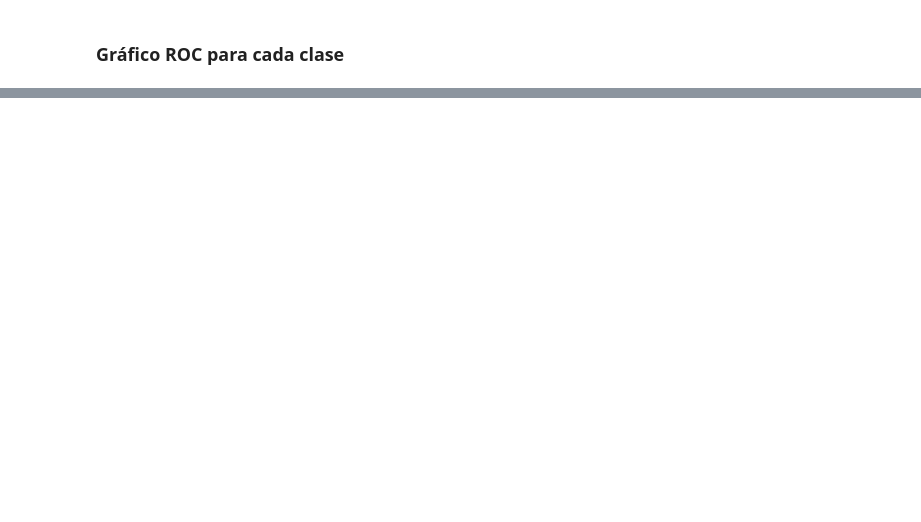
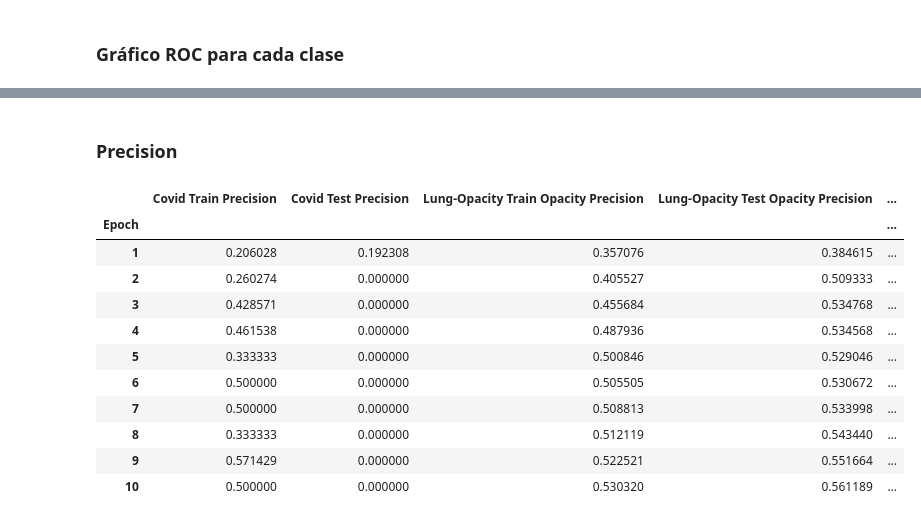
Before and after one commit to rijegaro287/proyecto_2_IRP, a Jupyter notebook: cnn/no_filter.ipynb, the cells around one changed output, grey strips where cells are left out. Cells and saved outputs as stored; diff of their text form; code cells hidden in the pictures; blank space fills up the shorter version.

```diff
--- a/cnn/no_filter.ipynb
+++ b/cnn/no_filter.ipynb
@@ -531,0 +877,20 @@ show_roc_plot(train_roc_fpr, train_roc_tpr, test_roc_fpr, test_roc_tpr)
+# %% [markdown]
+### Precision
+# %%
+train_precisions = [train_metrics[i]['precision'] for i in range(epochs)]
+test_precisions = [test_metrics[i]['precision'] for i in range(epochs)]
+
+show_precision_table(train_precisions, test_precisions, epochs)
+# %% [output]
+|  | Covid Train Precision | Covid Test Precision | Lung-Opacity Train Opacity Precision | Lung-Opacity Test Opacity Precision | ... |
+| Epoch |  |  |  |  | ... |
+| 1 | 0.206028 | 0.192308 | 0.357076 | 0.384615 | ... |
+| 2 | 0.260274 | 0.000000 | 0.405527 | 0.509333 | ... |
+| 3 | 0.428571 | 0.000000 | 0.455684 | 0.534768 | ... |
+| 4 | 0.461538 | 0.000000 | 0.487936 | 0.534568 | ... |
+| 5 | 0.333333 | 0.000000 | 0.500846 | 0.529046 | ... |
+| 6 | 0.500000 | 0.000000 | 0.505505 | 0.530672 | ... |
+| 7 | 0.500000 | 0.000000 | 0.508813 | 0.533998 | ... |
+| 8 | 0.333333 | 0.000000 | 0.512119 | 0.543440 | ... |
+| 9 | 0.571429 | 0.000000 | 0.522521 | 0.551664 | ... |
+| 10 | 0.500000 | 0.000000 | 0.530320 | 0.561189 | ... |
```
Also changed, not shown: parts of 48 cells of this notebook, 2 other files.
